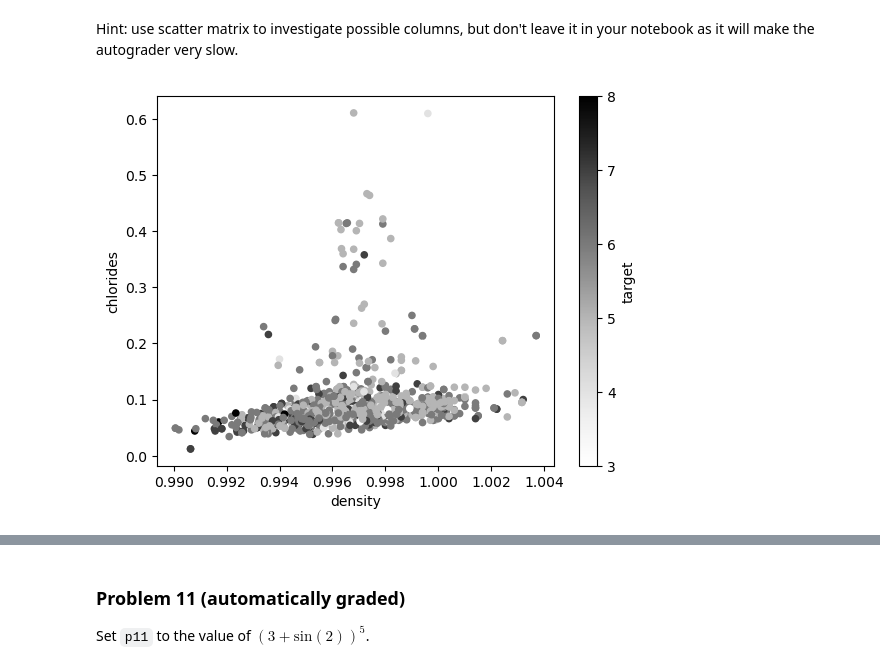
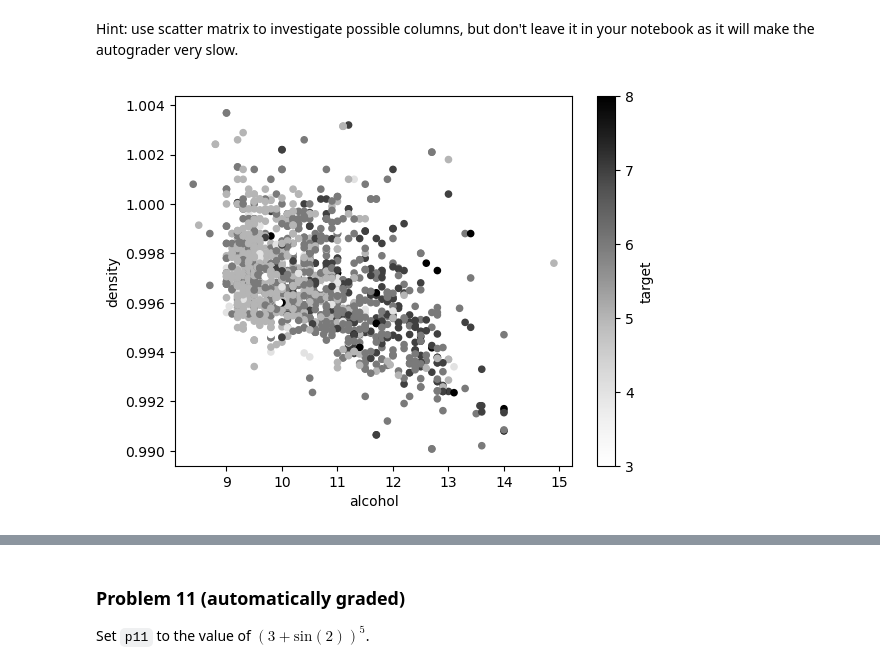
Before and after one commit to calebhadley1/dx602-homework-10, a Jupyter notebook: homework.ipynb, the cells around one changed output, grey strips where cells are left out. Cells and saved outputs as stored; diff of their text form; code cells hidden in the pictures.

```diff
--- a/homework.ipynb
+++ b/homework.ipynb
@@ -197,17 +196,30 @@ Pick a pair of input columns in the red wine data set that looks interesting whe
 By interesting, the target values (colors) should be visibly different for some combination of your chosen input columns.
 # %% [markdown]
 Hint: use scatter matrix to investigate possible columns, but don't leave it in your notebook as it will make the autograder very slow.
-# %%
-# YOUR CHANGES HERE
-
-# Commenting for autograder
-# pd.plotting.scatter_matrix(red_wine, alpha=.02)
-
-# Check out matrix, find some interesting shapes
-red_wine.plot.scatter("density", "chlorides", c="target")
-None
-# %% [output]
-[figure, removed]
+# %%
+# YOUR CHANGES HERE
+
+# Commenting for autograder
+# red_wine_colored = red_wine.copy()
+# red_wine_colored["color"] = red_wine_colored["target"].map(
+#     dict(
+#         zip(red_wine_colored['target'].unique(), plt.rcParams['axes.prop_cycle'].by_key()['color'])
+#     )
+# )
+# axes = pd.plotting.scatter_matrix(red_wine_colored, color=red_wine_colored['color'])
+# # text rotation snippet from https://stackoverflow.com/questions/58623528/pandas-scatter-matrix-labels-vertical-x-and-horizontal-y-without-being-cut
+# for ax in axes.flatten():
+#     ax.xaxis.label.set_rotation(90)
+#     ax.yaxis.label.set_rotation(0)
+#     ax.yaxis.label.set_ha('right')
+# plt.tight_layout()
+# plt.gcf().subplots_adjust(wspace=0, hspace=0)
+# plt.savefig('scatter_matrix.png')
+# Check out matrix, find some interesting shapes
+red_wine.plot.scatter("alcohol", "density", c="target") # density, ph or sulphates
+None
+# %% [output]
+[figure, added]
 # %% [markdown]
 <div style="page-break-after: always;"></div>
 # %% [markdown]
```
Also changed, not shown: parts of 4 cells of this notebook, 2 other files.
